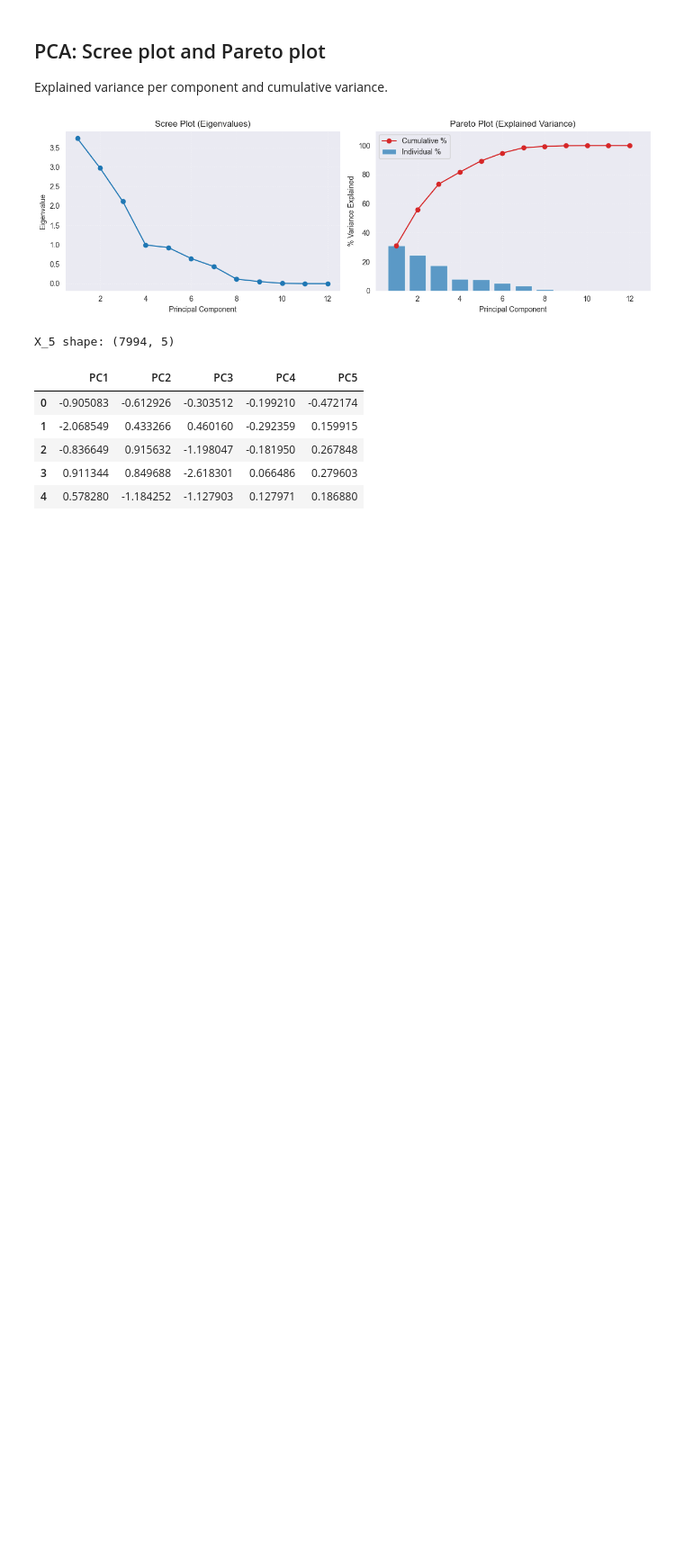
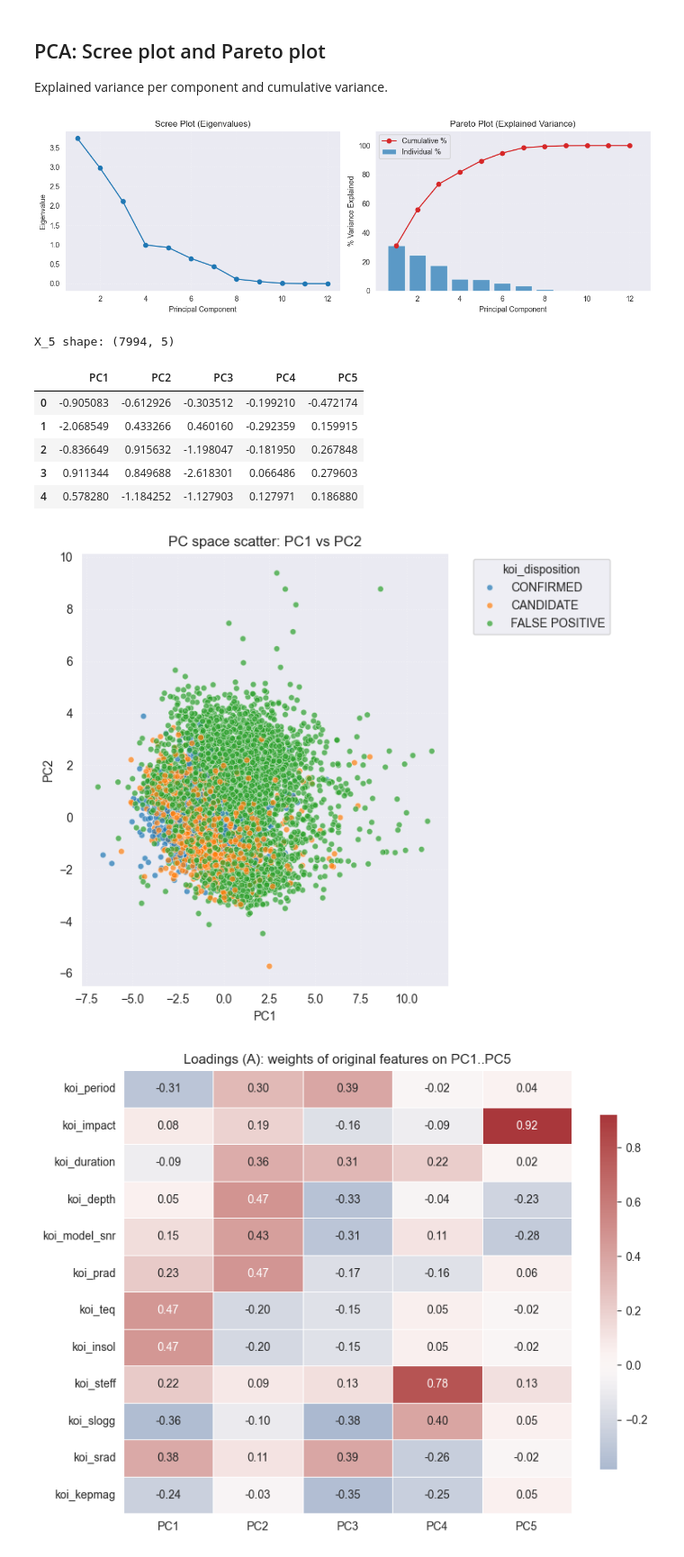
Before and after one commit to ZhuoQiuMcgill/INSE6220-FinalProject, a Jupyter notebook: src/project_code.ipynb, the cells around one changed output. Shown: that part at 90% size. Cells and saved outputs as stored; diff of their text form; code cells hidden in the pictures; blank space fills up the shorter version.

```diff
--- a/src/project_code.ipynb
+++ b/src/project_code.ipynb
@@ -475,3 +468,57 @@ X_5 shape: (7994, 5)
 | 2 | -0.836649 | 0.915632 | -1.198047 | -0.181950 | 0.267848 |
 | 3 | 0.911344 | 0.849688 | -2.618301 | 0.066486 | 0.279603 |
 | 4 | 0.578280 | -1.184252 | -1.127903 | 0.127971 | 0.186880 |
+# %%
+# PCA visualization: PC1–PC2 scatter, loadings heatmap, and define X_pca5
+import numpy as np
+import pandas as pd
+import matplotlib.pyplot as plt
+import seaborn as sns
+
+# Guards: require X_5 (top-5 PCs), A (loadings), X_std (standardized features), and df (labels)
+missing_objs = [name for name in ['X_5', 'A', 'X_std', 'df'] if name not in globals()]
+if missing_objs:
+    raise RuntimeError(f"Missing required objects: {missing_objs}. Run previous cells first.")
+
+# 1) PC space scatter plot (PC1 vs PC2), colored by disposition
+label_col = 'koi_disposition' if 'koi_disposition' in df.columns else (
+    'koi_pdisposition' if 'koi_pdisposition' in df.columns else None
+)
+plot_df = X_5.copy()
+if label_col is not None:
+    plot_df[label_col] = df[label_col].astype('string').fillna('Unknown')
+
+plt.figure(figsize=(7, 6))
+if label_col is not None:
+    ax = sns.scatterplot(data=plot_df, x='PC1', y='PC2', hue=label_col, alpha=0.7, s=25)
+    ax.legend(title=label_col, bbox_to_anchor=(1.05, 1), loc='upper left')
+else:
+    ax = sns.scatterplot(data=plot_df, x='PC1', y='PC2', color='#1f77b4', alpha=0.7, s=25)
+ax.set_title('PC space scatter: PC1 vs PC2')
+ax.grid(True, linestyle=':', alpha=0.4)
+plt.tight_layout()
+plt.show()
+
+# 2) Loadings matrix heatmap for the first 5 PCs
+# A has features as index and PCs as columns; take the first 5 columns (PC1..PC5)
+loadings5 = A.iloc[:, :5].copy()
+plt.figure(figsize=(8.2, 6.2))
+ax = sns.heatmap(loadings5, cmap='vlag', center=0, annot=True, fmt='.2f', linewidths=0.4, cbar_kws=dict(shrink=0.8))
+ax.set_title('Loadings (A): weights of original features on PC1..PC5')
+plt.tight_layout()
+plt.show()
+
+# Print top-contributing original features for PC1..PC3 (by absolute loading)
+for pc in ['PC1', 'PC2', 'PC3']:
+    if pc in loadings5.columns:
+        s = loadings5[pc]
+        top = s.abs().sort_values(ascending=False).head(5).index.tolist()
+        print(f"Top contributors to {pc} (by |loading|): {', '.join(top)}")
+
+# 3) Clarify feature spaces for downstream modeling
+X_pca5 = X_5.copy()
+print(f"Feature spaces ready -> X_std shape: {X_std.shape}, X_pca5 shape: {X_pca5.shape}")
+#=======================================================================================================================
+# %% [output]
+[figure, added]
+[figure, added]
```
Also changed, not shown: parts of 2 cells of this notebook, 1 other file.
